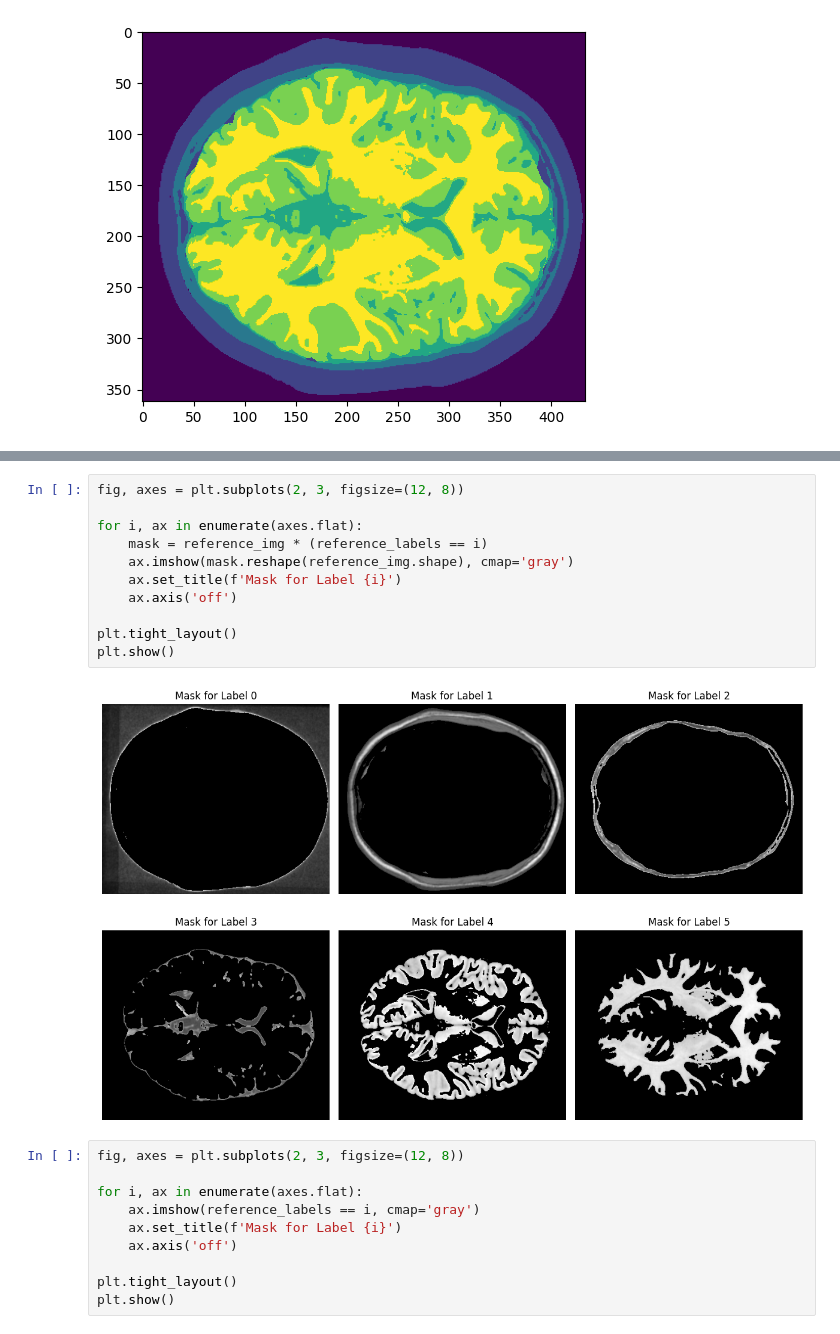
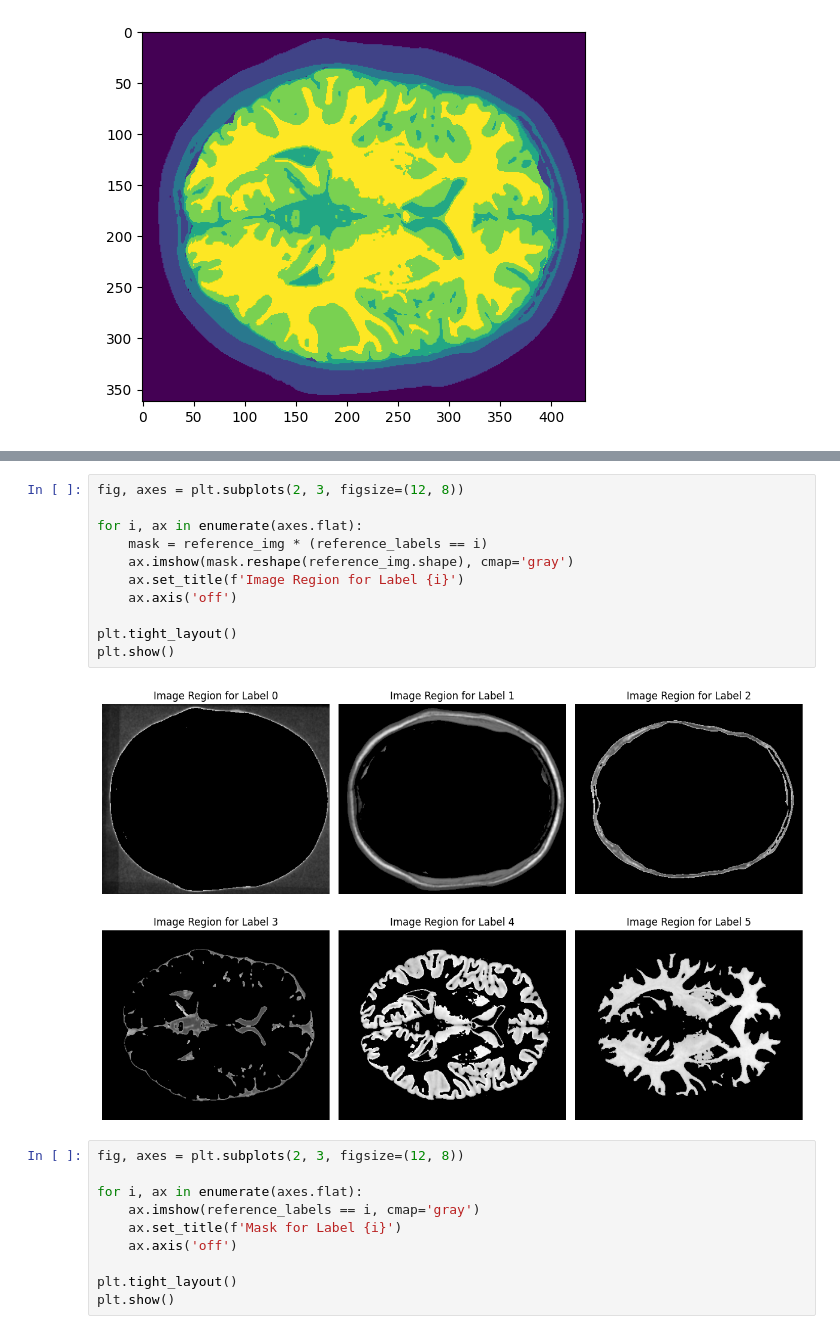
Before and after one commit to ZosoV/mri_segmentation, a Jupyter notebook: sandbox.ipynb, the cells around one changed output, grey strips where cells are left out. Drawn from its saved outputs; the diff is of its cells as text.

```diff
--- a/sandbox.ipynb
+++ b/sandbox.ipynb
@@ -114,16 +113,16 @@ label_names
 # %%
 fig, axes = plt.subplots(2, 3, figsize=(12, 8))
 
 for i, ax in enumerate(axes.flat):
     mask = reference_img * (reference_labels == i)
     ax.imshow(mask.reshape(reference_img.shape), cmap='gray')
-    ax.set_title(f'Mask for Label {i}')
+    ax.set_title(f'Image Region for Label {i}')
     ax.axis('off')
 
 plt.tight_layout()
 plt.show()
 # %% [output]
-[figure, old version]
+[figure, new version]
 # %%
 fig, axes = plt.subplots(2, 3, figsize=(12, 8))
 
```
Also changed, not shown: parts of 20 cells of this notebook.
